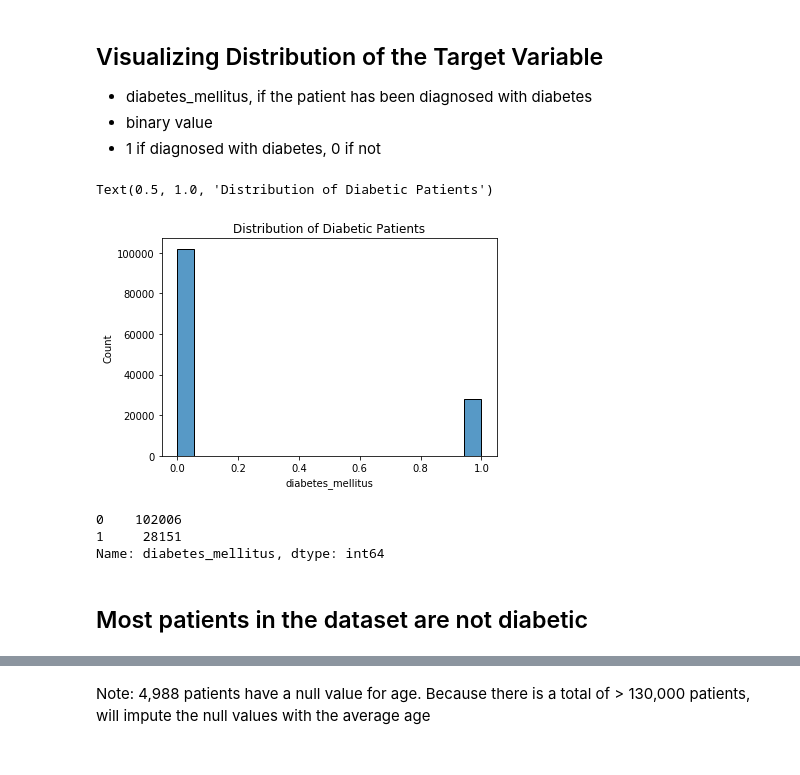
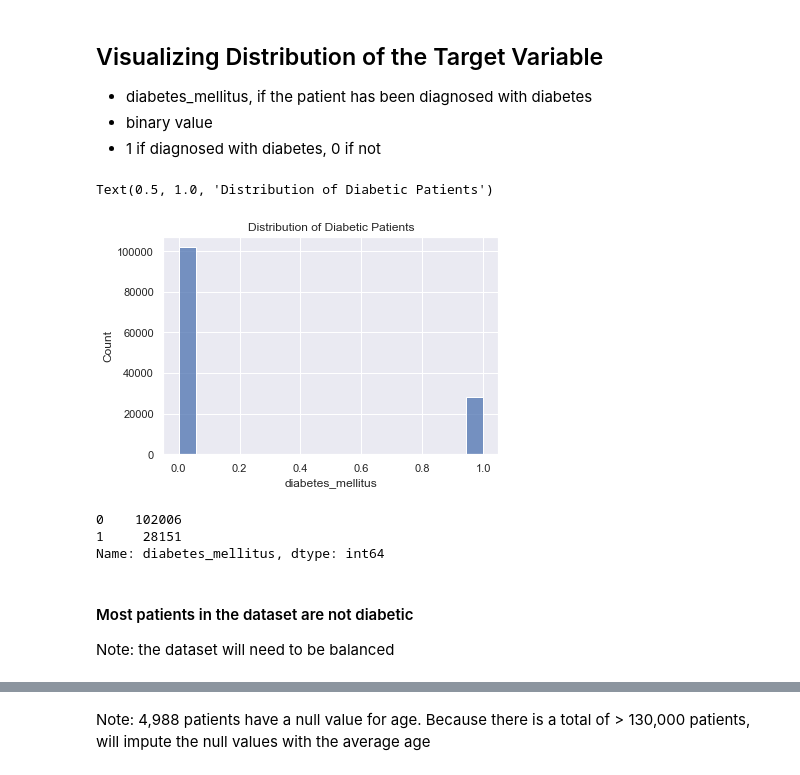
Before and after one commit to ThompsonBethany01/WiDS_Datathon_2021, a Jupyter notebook: Wrangle_Notebook.ipynb, the cells around one changed output, grey strips where cells are left out. Cells and saved outputs as stored; diff of their text form; code cells hidden in the pictures.

```diff
--- a/Wrangle_Notebook.ipynb
+++ b/Wrangle_Notebook.ipynb
@@ -93,11 +111,13 @@ null_counts[null_counts.percent > 25]
 - binary value
 - 1 if diagnosed with diabetes, 0 if not
 # %%
+sns.set()
+
 sns.histplot(df.diabetes_mellitus)
 plt.title('Distribution of Diabetic Patients')
 # %% [output]
 Text(0.5, 1.0, 'Distribution of Diabetic Patients')
-[figure, old version]
+[figure, new version]
 # %%
 df.diabetes_mellitus.value_counts()
 # %% [output]
@@ -105,4 +125,5 @@ df.diabetes_mellitus.value_counts()
 1     28151
 Name: diabetes_mellitus, dtype: int64
 # %% [markdown]
-## Most patients in the dataset are not diabetic
+#### Most patients in the dataset are not diabetic
+Note: the dataset will need to be balanced
```
Also changed, not shown: parts of 41 cells of this notebook.
